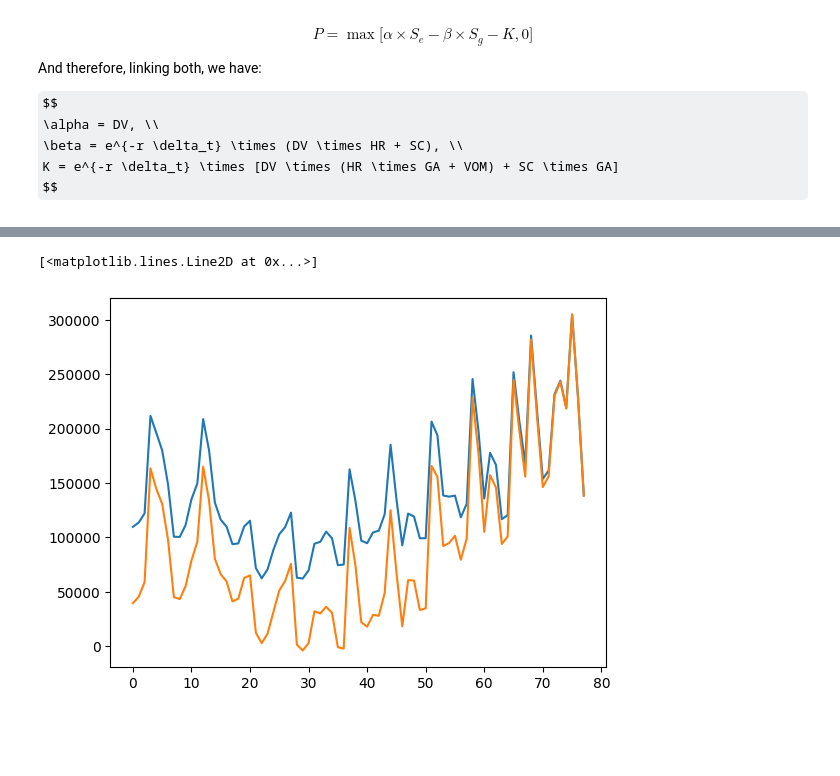
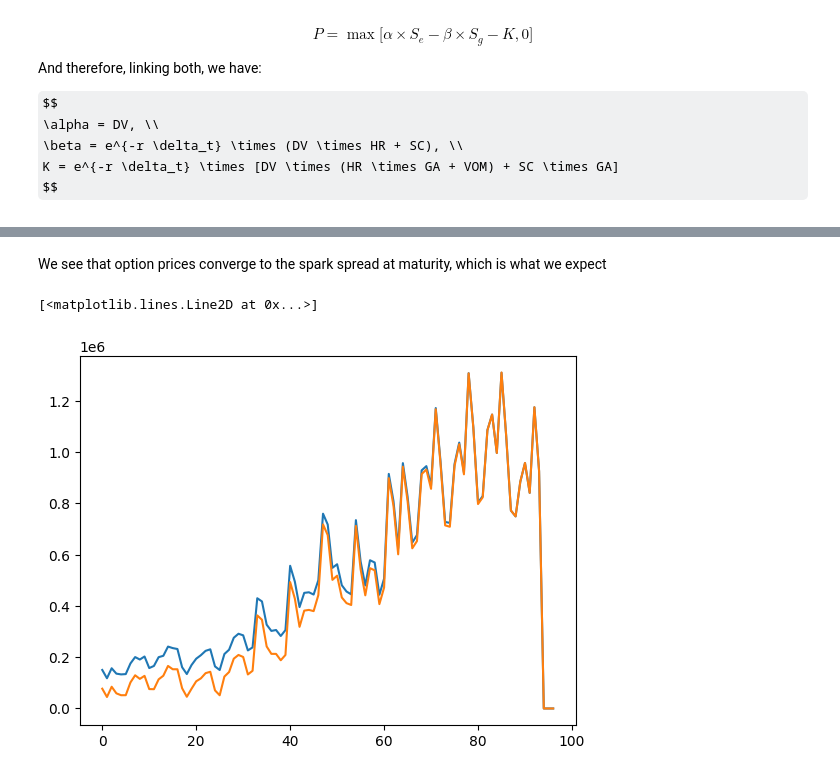
Before and after one commit to AndresMirelesTGP/HRCO, a Jupyter notebook: hrco_pricing.ipynb, the cells around one changed output, grey strips where cells are left out. Cells and saved outputs as stored; diff of their text form; code cells hidden in the pictures; some formulas as TeX source; blank space fills up the shorter version.

```diff
--- a/hrco_pricing.ipynb
+++ b/hrco_pricing.ipynb
@@ -12,8 +15,8 @@ from tgp_research_quantitative_tools.optionpricing.ClosedForm.Black import Sprea
 # %%
 as_of = dt.datetime(2024, 2, 10) # date of reference fwd curve
 
-start_simulation_date = dt.datetime(2024, 5, 25)
-end_simulation_date = dt.datetime(2024, 8, 10)
+start_simulation_date = dt.datetime(2024, 5, 29)
+end_simulation_date = dt.datetime(2024, 9, 2)
 
 start_contract_date = dt.datetime(2024, 6, 1)
 end_contract_date = dt.datetime(2024, 8, 30)
@@ -34,11 +37,17 @@ energy_payment_delay = 20 # days from delivery to payment date
 energy_payment_grouped_monthly = True # True if Energy Payments are group by month, False otherwise
 
 monthly_option_premium = 2590000
-# We assume that option premiums are only paid while the contract is alive, but this can be changed
-option_premium_payment_dates = pd.date_range(start=start_contract_date, end=end_contract_date, freq='MS')
+# The buyer pays option premiums from the first simulated day up to the last day of the contract
+option_premium_payment_dates = pd.date_range(
+    start=start_simulation_date.replace(day=1) + pd.DateOffset(months=1),
+    end=end_contract_date,
+    freq='MS'
+)
+# Prepend the capped start date
+option_premium_payment_dates = pd.DatetimeIndex([start_simulation_date]).append(option_premium_payment_dates)
 
 # Note that we simplify the pricing by assuming that the buyer of the HRCO only books slots of 24h each day.
 # This follows the reasoning that if the MtM is positive, he will make the most out of it by booking the maximum daily amount available.
 
-nb_scenarios = 5
+nb_scenarios = 5000
 interest_rate = 0.0425
@@ -228,6 +289,9 @@ pd.DataFrame(spark_spreads[:, :, 0], index=simulation_dates, columns=maturity_da
+# %% [markdown]
+We see that option prices converge to the spark spread at maturity, which is what we expect
 # %%
-plt.plot(option_prices[:, -1, 0])
-plt.plot(spark_spreads[:, -1, 0])
+ri = np.random.randint(0,option_prices.shape[2])
+plt.plot(option_prices[:, -1, ri])
+plt.plot(spark_spreads[:, -1, ri])
 # %% [output]
 [<matplotlib.lines.Line2D at 0x...>]
-[figure, old version]
+[figure, new version]
```
Also changed, not shown: parts of 28 cells of this notebook.
